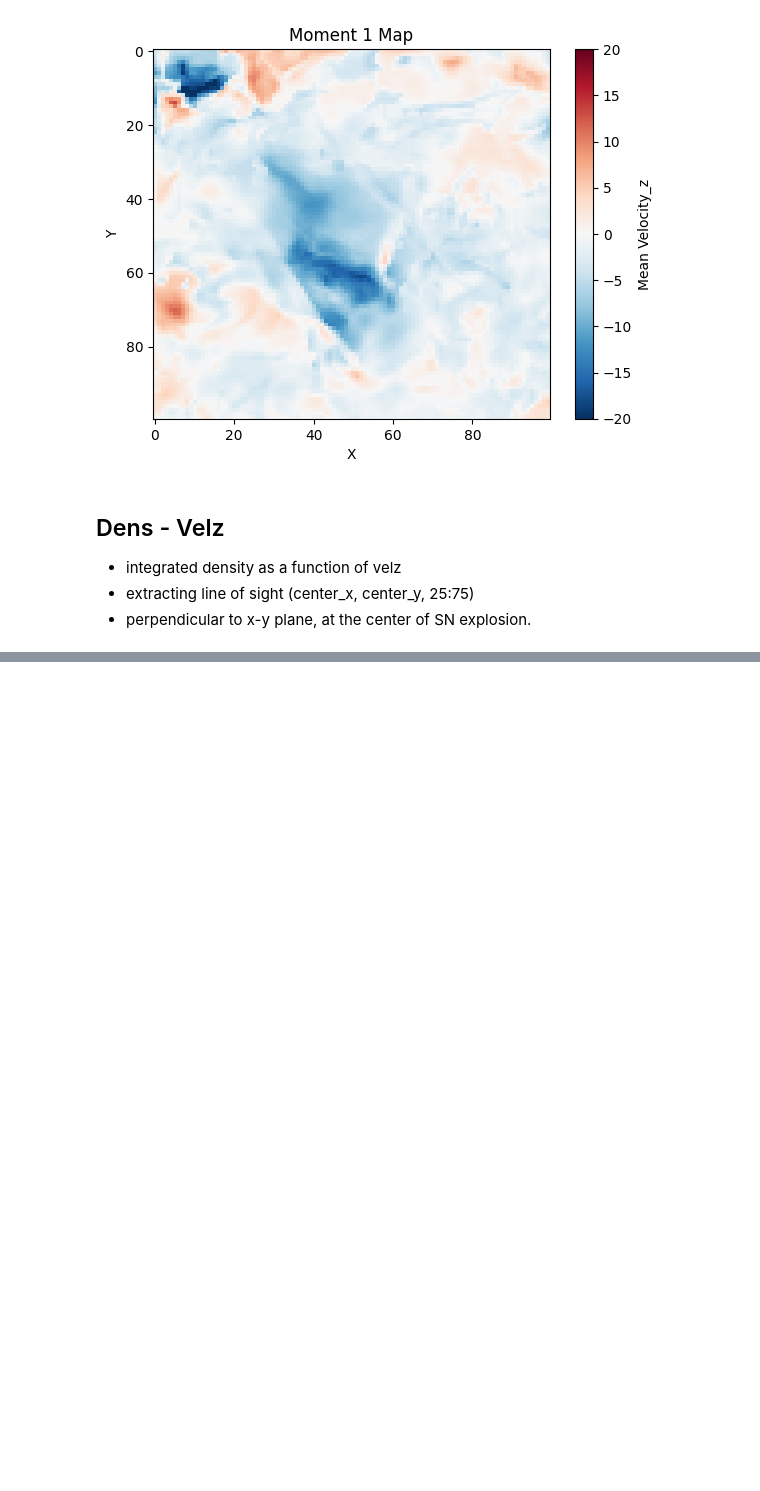
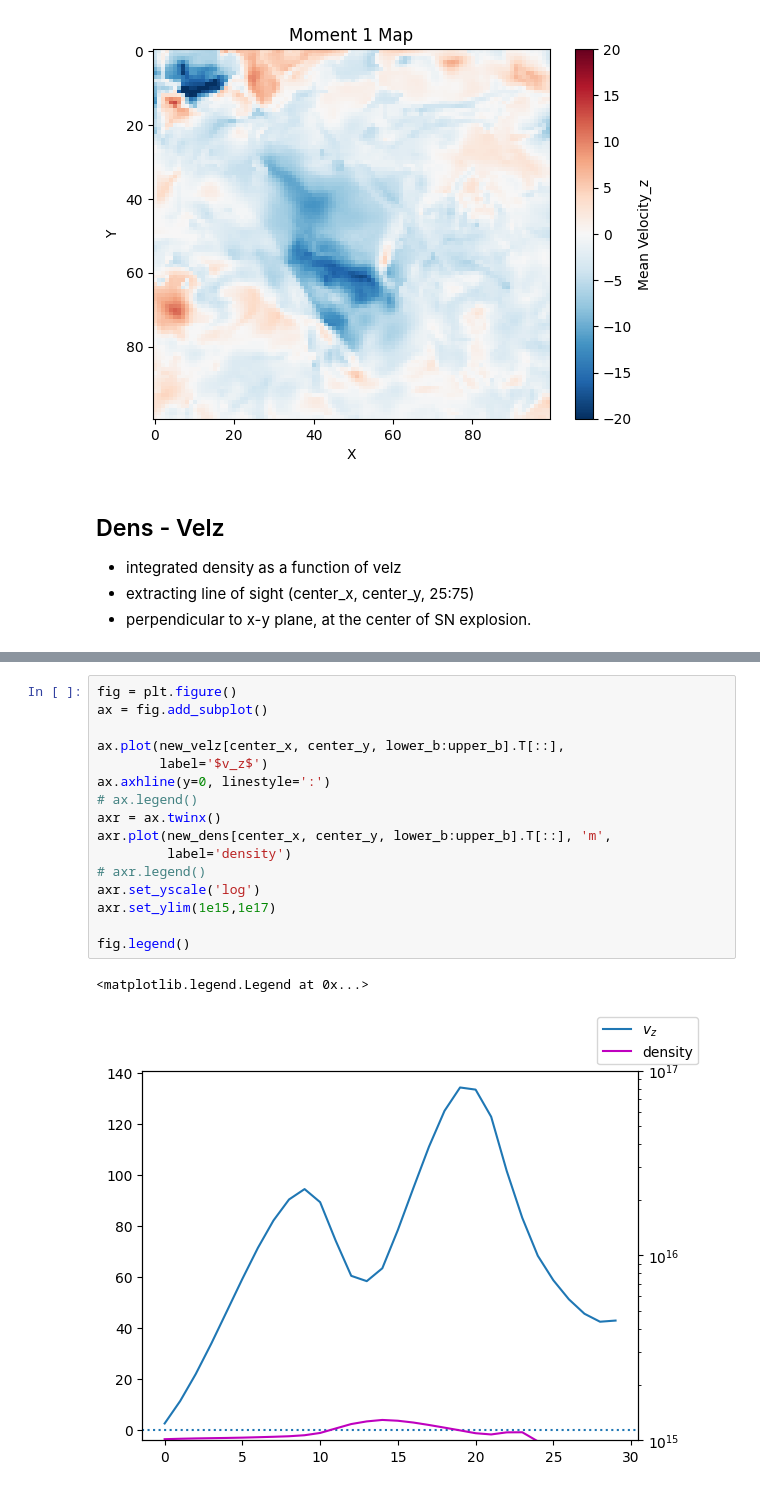
Before and after one commit to Joycelyn-Chen/AstroSegTrack, a Jupyter notebook: analysis/SB230/mass_flux.ipynb, the cells around one changed output, grey strips where cells are left out. Cells and saved outputs as stored; diff of their text form; blank space fills up the shorter version.

```diff
--- a/analysis/SB230/mass_flux.ipynb
+++ b/analysis/SB230/mass_flux.ipynb
@@ -477,3 +478,22 @@ ax.set_yscale('log')
+# %%
+fig = plt.figure()
+ax = fig.add_subplot()
+
+ax.plot(new_velz[center_x, center_y, lower_b:upper_b].T[::],
+        label='$v_z$')
+ax.axhline(y=0, linestyle=':')
+# ax.legend()
+axr = ax.twinx()
+axr.plot(new_dens[center_x, center_y, lower_b:upper_b].T[::], 'm',
+         label='density')
+# axr.legend()
+axr.set_yscale('log')
+axr.set_ylim(1e15,1e17)
+
+fig.legend()
+# %% [output]
+<matplotlib.legend.Legend at 0x...>
+[figure, added]
 # %%
 f = plt.figure(figsize=(15, 5))
 ax = f.add_subplot(121)
```
Also changed, not shown: parts of 16 cells of this notebook.
